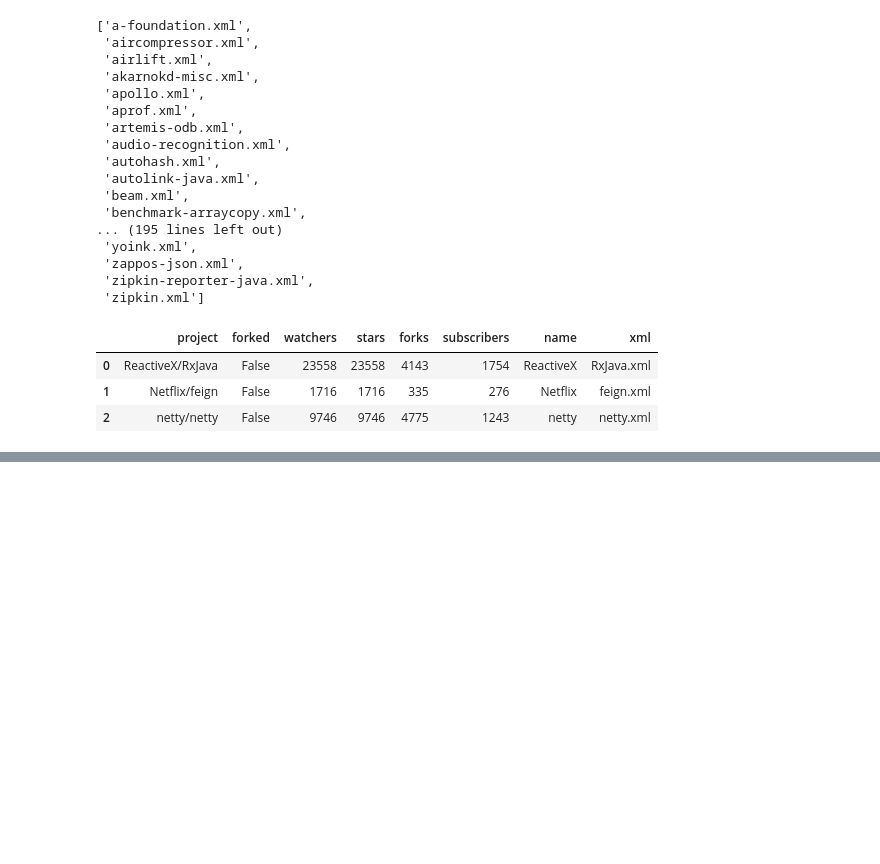
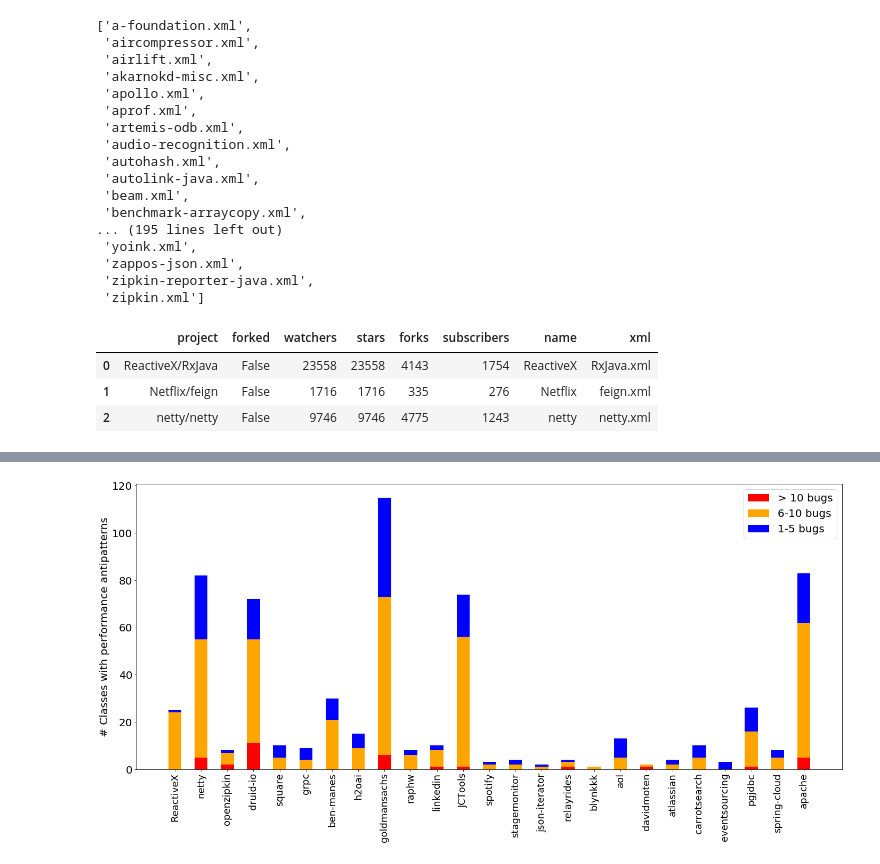
Before and after one commit to DiegoEliasCosta/spotjmhbugs, a Jupyter notebook: script/bugs-distribution-analysis.ipynb, the cells around one changed output, grey strips where cells are left out. Drawn from its saved outputs; the diff is of its cells as text; code cells hidden in the pictures; blank space fills up the shorter version.

```diff
--- a/script/bugs-distribution-analysis.ipynb
+++ b/script/bugs-distribution-analysis.ipynb
@@ -127,0 +135,18 @@ top_projects
+# %%
+def isEntityBuggy(counter, t):
+    buggy = []
+    for p in counter:
+        buggy.append(counter[p] > t)
+    return buggy
+
+def amountOfBuggyEntities(s, t = 0):
+    return isEntityBuggy(s, t).count(True)
+
+
+# Analysis Bugs per Package - do all benchmark packages have bugs?
+#top_projects['# Class has > 0 bugs'] = top_projects['Bugs per Class'].apply(amountOfBuggyEntities)
+top_projects['Class has > 0 bugs'] = top_projects['Bugs per Class'].apply(amountOfBuggyEntities)
+top_projects['Class has > 5 bugs'] = top_projects['Bugs per Class'].apply(amountOfBuggyEntities, args=(5,))
+top_projects['Class has > 10 bugs'] = top_projects['Bugs per Class'].apply(amountOfBuggyEntities, args=(10,))
+
+top_projects
@@ -127,0 +171,35 @@ top_projects
+# %%
+# Plot the class analysis
+import matplotlib.pyplot as plt
+import matplotlib as mpl
+import numpy as np
+
+#plt.rcParams["font.family"] = "Times New Roman"
+
+_0means = top_projects['Class has > 0 bugs']
+_5means = top_projects['Class has > 5 bugs']
+_10means = top_projects['Class has > 10 bugs']
+
+
+ind = np.arange(len(top_projects))    # the x locations for the groups
+width = 0.5       # the width of the bars: can also be len(x) sequence
+
+plt.figure(figsize=(20,10))
+plt.rc('font', size=20)
+
+p3 = plt.bar(ind, _0means, width, color='blue')
+p2 = plt.bar(ind, _5means, width, color='orange')
+p1 = plt.bar(ind, _10means, width, color='red')
+
+plt.ylabel('# Classes with performance antipatterns')
+#plt.title('Buggy classes per project')
+plt.xticks(ind, top_projects['name'], fontsize=18, rotation=90)
+#plt.yticks(np.arange(0, 81, 10))
+plt.legend((p1[0], p2[0], p3[0]), ('> 10 bugs', '6-10 bugs', '1-5 bugs'))
+plt.tight_layout()
+
+plt.savefig('buggyclasses-per-project.pdf')
+
+plt.show()
+# %% [output]
+[figure, added]
```
Also changed, not shown: parts of 7 cells of this notebook.
